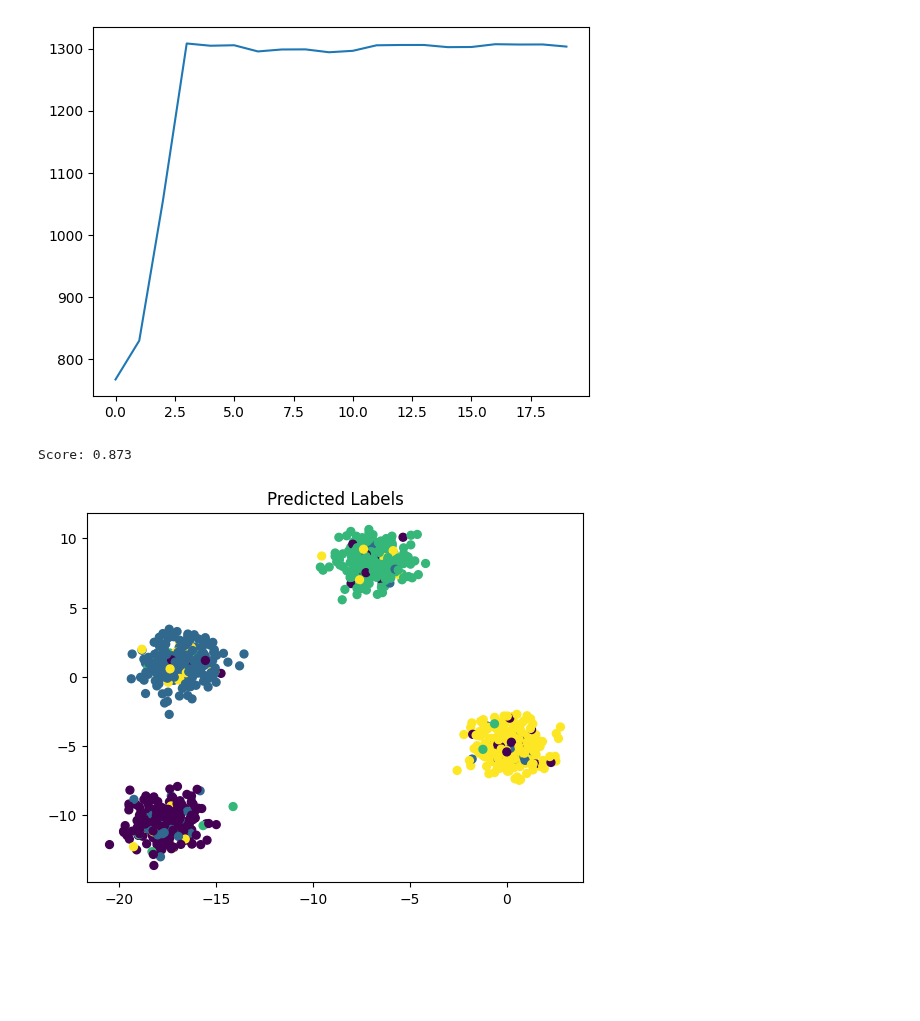
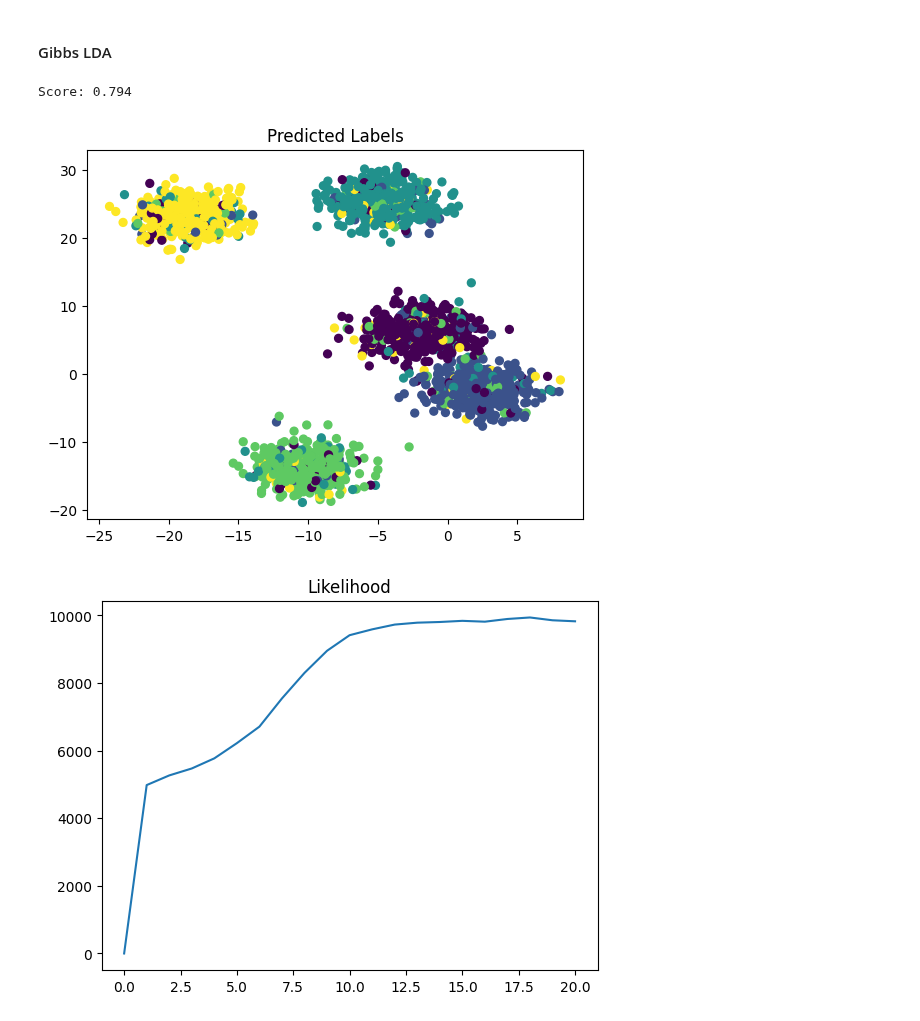
Before and after one commit to craigfouts/GibbsLDA, a Jupyter notebook: sandbox.ipynb, the cells around one changed output. Saved outputs shown, nothing was run; the diff lists cells and outputs as text; code cells hidden in the pictures; blank space fills up the shorter version.

Commit message:
Cleaned up notebook and improved collapsed gibbs lda

```diff
--- a/sandbox.ipynb
+++ b/sandbox.ipynb
@@ -10,10 +9,10 @@ from models import GibbsLDA, CollapsedGibbsLDA, PyroLDA
 
 clear_output()
 # %%
-N_SAMPLES = 1000
+N_SAMPLES = 2000
 N_FEATURES = 1000
-N_TOPICS = 4
-SCALE = 1
+N_TOPICS = 5
+SCALE = 2
 DISCRETIZE = False
 SHUFFLE = True
 
@@ -145,0 +32,22 @@ from tqdm import tqdm
+# %%
+N_DOCS = 150
+N_WORDS = 10
+VOCAB_SIZE = 25
+
+# Build codebook
+neighbors = NearestNeighbors(n_neighbors=N_WORDS).fit(X)
+_, neighbor_idx = neighbors.kneighbors(X)
+codebook, _ = kmeans(X, VOCAB_SIZE, 100)
+
+# Build LDA dataset
+Y = np.zeros((N_SAMPLES, N_WORDS), dtype=np.int32)
+for i in range(N_SAMPLES):
+    Y[i], _ = vq(X[neighbor_idx][i], codebook)
+
+# Build SLDA dataset
+values, _ = vq(X, codebook)
+doc_idx = np.random.permutation(N_SAMPLES)[:N_DOCS]
+doc_locs = X[doc_idx, :2]
+doc_assignments = np.random.choice(N_DOCS, N_SAMPLES)
+topic_assignments = np.random.choice(N_TOPICS, N_SAMPLES)
+Z = np.concatenate([X[:, :2], values[None].T, doc_assignments[None].T, topic_assignments[None].T], -1)
@@ -188,16 +112,14 @@ Score: 1.0
-# %%
-y = likelihood_log
-x = np.arange(len(y))
-plt.plot(x, y);
-# %% [output]
-[figure, removed]
+# %% [markdown]
+#### Gibbs LDA
 # %%
 N_STEPS = 20
 
-model = GibbsLDA(N_TOPICS).fit(Y, N_STEPS)
-Y_labels, score = util.evaluate(X_labels, model.transform(X))
+gibbs_lda = GibbsLDA(N_TOPICS).fit(Y, N_STEPS)
+Y_labels, score = util.evaluate(X_labels, gibbs_lda.transform(Y))
 print('Score:', score)
 util.visualize_data(X, Y_labels, 'Predicted Labels')
+util.visualize_log(gibbs_lda.likelihood_log_, 'Likelihood')
 # %% [output]
-Score: 0.873
+Score: 0.794
-[figure, old version]
+[figure, new version]
+[figure, added]
```
Also changed, not shown: parts of 23 cells of this notebook, 2 other files.
